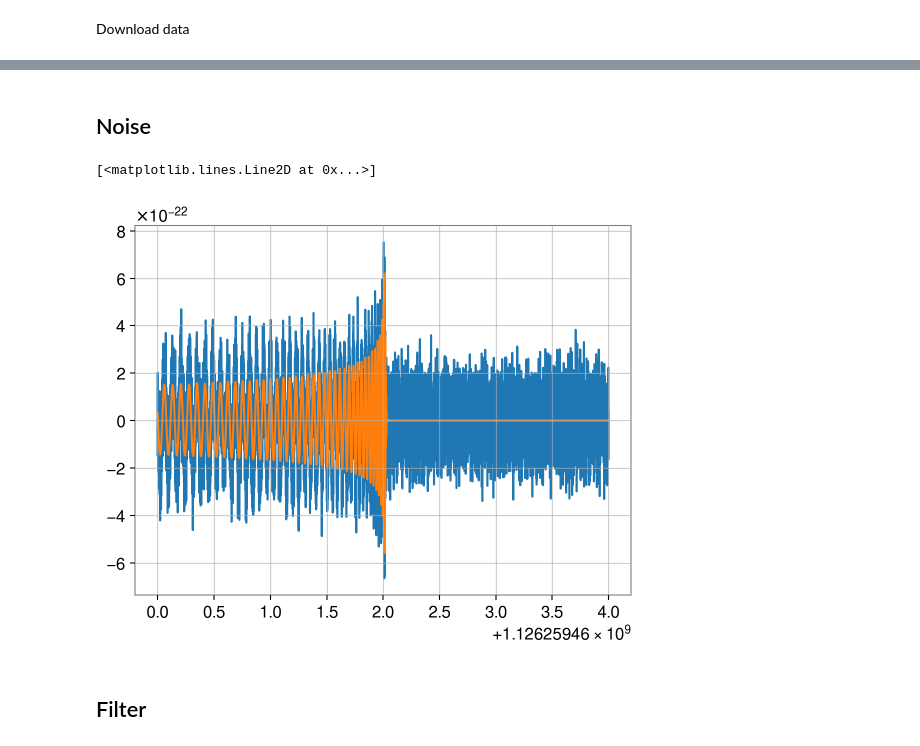
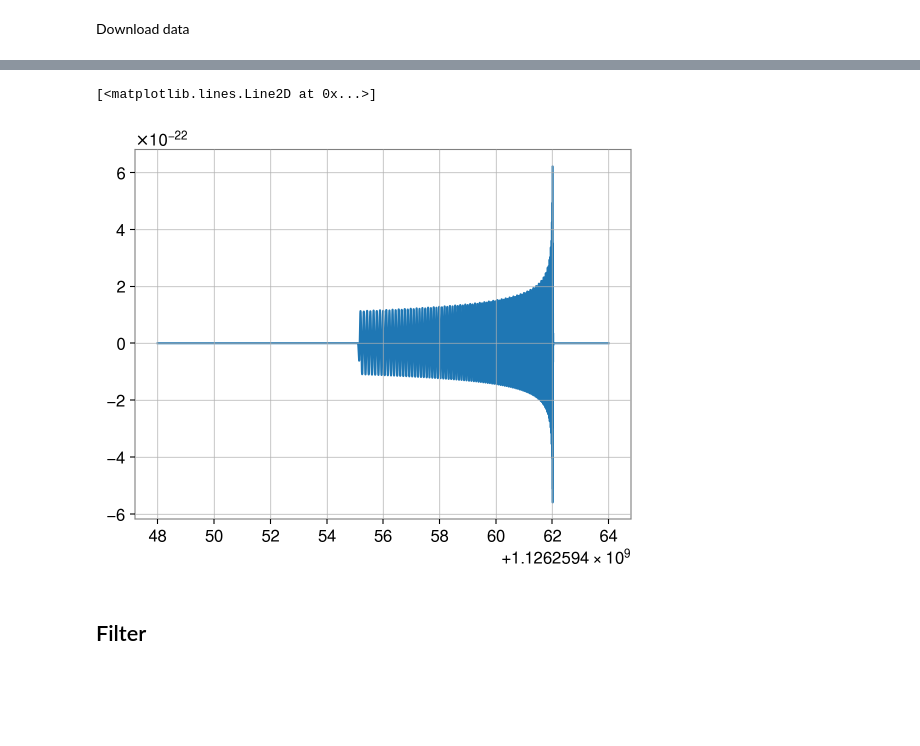
Before and after one commit to Lu-Neil/qnm_filter, a Jupyter notebook: code_demo/Systematics/Systematics MDC.ipynb, the cells around one changed output, grey strips where cells are left out. Drawn from its saved outputs; the diff is of its cells as text; code cells hidden in the pictures; blank space fills up the shorter version.

```diff
--- a/code_demo/Systematics/Systematics MDC.ipynb
+++ b/code_demo/Systematics/Systematics MDC.ipynb
@@ -78,2 +23,0 @@ pl.ylim(1e-24, 1e-21)
-# %% [markdown]
-## Noise
@@ -83,8 +24,7 @@ noise = np.random.normal(0,1e-22,length)
-# %%
-trim = int(3*len(H_data)/4)
-pl.plot(H_data.times[trim:], H_data.value[trim:]+noise[trim:])
-pl.plot(H_data.times[trim:], H_data.value[trim:])
-# %% [output]
-[<matplotlib.lines.Line2D at 0x...>]
-[figure, removed]
+# %%
+pl.plot(H_data)
+# pl.plot(L_data)
+# %% [output]
+[<matplotlib.lines.Line2D at 0x...>]
+[figure, added]
 # %%
```
Also changed, not shown: parts of 50 cells of this notebook, 8 other files.
